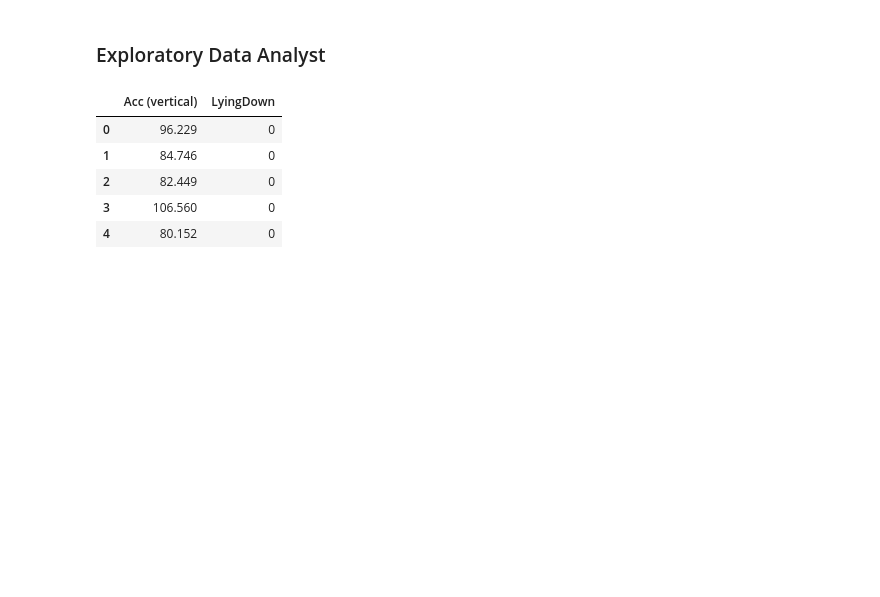
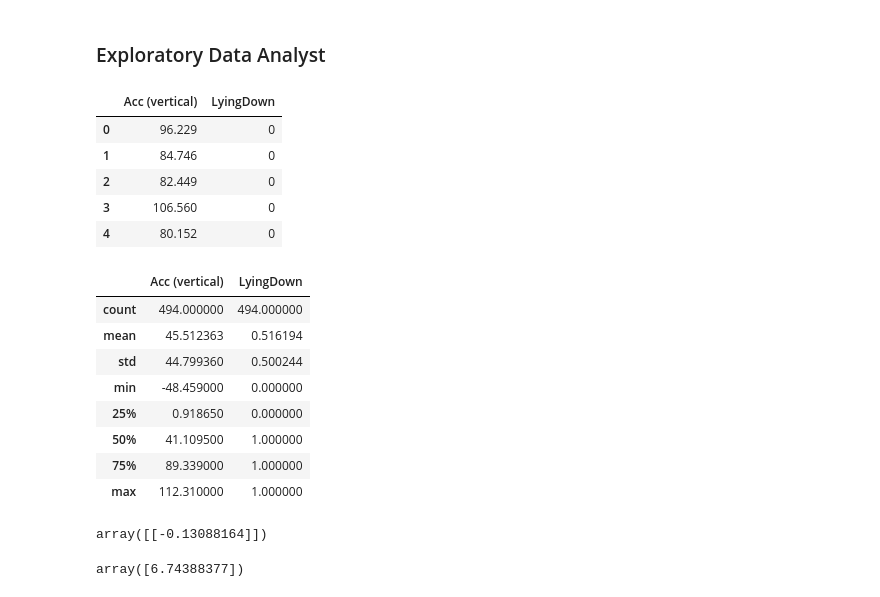
Before and after one commit to AfobCode/LearningPython, a Jupyter notebook: Regression_Analysis/binomial_logistic_regression_intro.ipynb, the cells around one changed output. Saved outputs shown, nothing was run; the diff lists cells and outputs as text; code cells hidden in the pictures; blank space fills up the shorter version.

```diff
--- a/Regression_Analysis/binomial_logistic_regression_intro.ipynb
+++ b/Regression_Analysis/binomial_logistic_regression_intro.ipynb
@@ -23,3 +27,15 @@ raw_data.head()
 | 2 | 82.449 | 0 |
 | 3 | 106.560 | 0 |
 | 4 | 80.152 | 0 |
+# %%
+raw_data.describe()
+# %% [output]
+|  | Acc (vertical) | LyingDown |
+| count | 494.000000 | 494.000000 |
+| mean | 45.512363 | 0.516194 |
+| std | 44.799360 | 0.500244 |
+| min | -48.459000 | 0.000000 |
+| 25% | 0.918650 | 0.000000 |
+| 50% | 41.109500 | 1.000000 |
+| 75% | 89.339000 | 1.000000 |
+| max | 112.310000 | 1.000000 |
@@ -25,0 +49,8 @@ raw_data.head()
+# %%
+logistic_regression.coef_
+# %% [output]
+array([[-0.13088164]])
+# %%
+logistic_regression.intercept_
+# %% [output]
+array([6.74388377])
```
Also changed, not shown: parts of 8 cells of this notebook.
